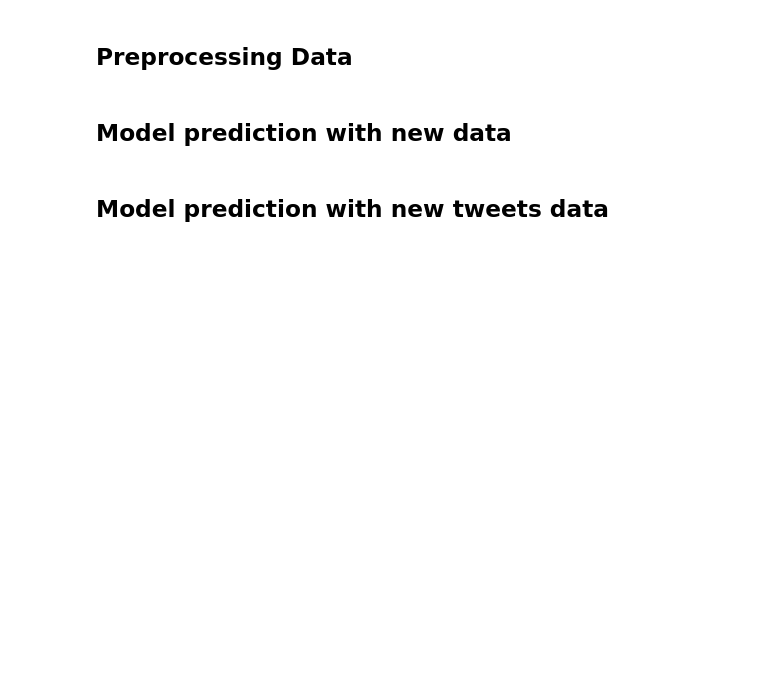
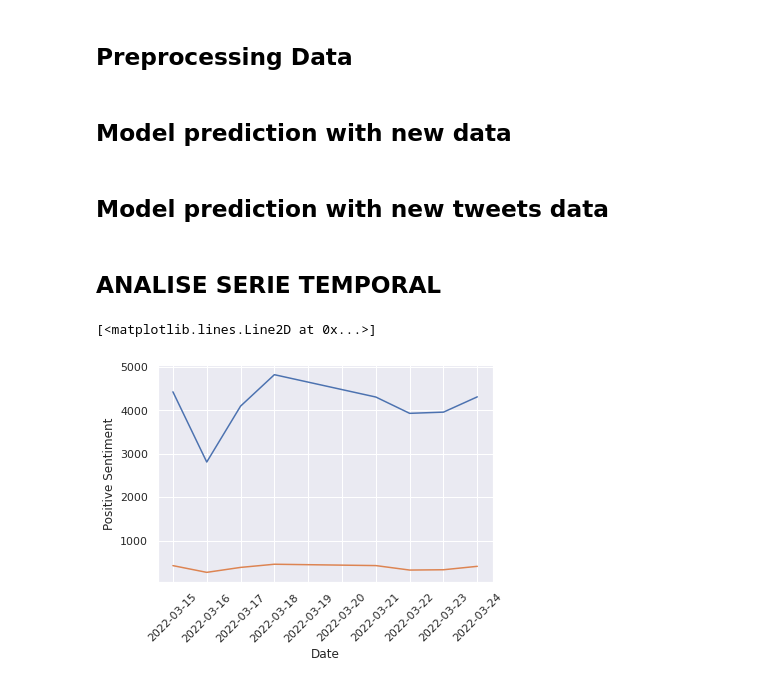
Before and after one commit to daholivesjc/twitter_sentiment_analysis_pucminas, a Jupyter notebook: model/model_train_naive_bayes.ipynb, the cells around one changed output. Saved outputs shown, nothing was run; the diff lists cells and outputs as text; code cells hidden in the pictures; blank space fills up the shorter version.

Commit message:
Notebooks finais de análise e comparativos dos modelos para analise de sentimentos

```diff
--- a/model/model_train_naive_bayes.ipynb
+++ b/model/model_train_naive_bayes.ipynb
@@ -147,3 +147,43 @@ df_tweets['sentiment'] = [model_nb.predict(mtx)[0] for mtx in df_tweets['tf_idf'
 df_tweets['sentiment'].value_counts()
 # %%
 df_tweets.to_pickle('/home/daholive/Documents/twitter_ellection_brazil_v2/datasource/refined/tweets_naive_bayes/tweets_naive_bayes.pkl')
+# %% [markdown]
+## ANALISE SERIE TEMPORAL
+# %%
+import pandas as pd
+import numpy as np
+
+df_tweets = pd.read_pickle('/home/daholive/Documents/twitter_ellection_brazil_v2/datasource/refined/tweets_naive_bayes/tweets_naive_bayes.pkl')
+# %%
+df_tweets_resume = df_tweets[['query','created_at_tz','sentiment']]
+# %%
+df_tweets_analysis = df_tweets_resume.groupby(['query','created_at_tz','sentiment']).agg(
+    {
+        'sentiment':'count'
+    }
+).rename(columns={'sentiment':'count'}).reset_index().pivot_table(
+    values='count',
+    index=['query','created_at_tz'],
+    columns=['sentiment'],
+    aggfunc=np.sum
+).rename(columns={0:'Negative',1:'Positive'}).reset_index()
+# %%
+from datetime import datetime
+import matplotlib.pyplot as plt
+import seaborn as sns
+
+df_lula = df_tweets_analysis[
+    (df_tweets_analysis['query']=='lula') & ((df_tweets_analysis['created_at_tz']>datetime(2022,3,14).date()) & (df_tweets_analysis['created_at_tz']<datetime(2022,3,25).date()))
+][['created_at_tz','Negative','Positive']]
+
+sns.set()
+
+plt.ylabel('Positive Sentiment')
+plt.xlabel('Date')
+plt.xticks(rotation=45)
+
+plt.plot(df_lula.created_at_tz, df_lula['Positive'])
+plt.plot(df_lula.created_at_tz, df_lula['Negative'])
+# %% [output]
+[<matplotlib.lines.Line2D at 0x...>]
+[figure, added]
```
Also changed, not shown: 5 other files.
